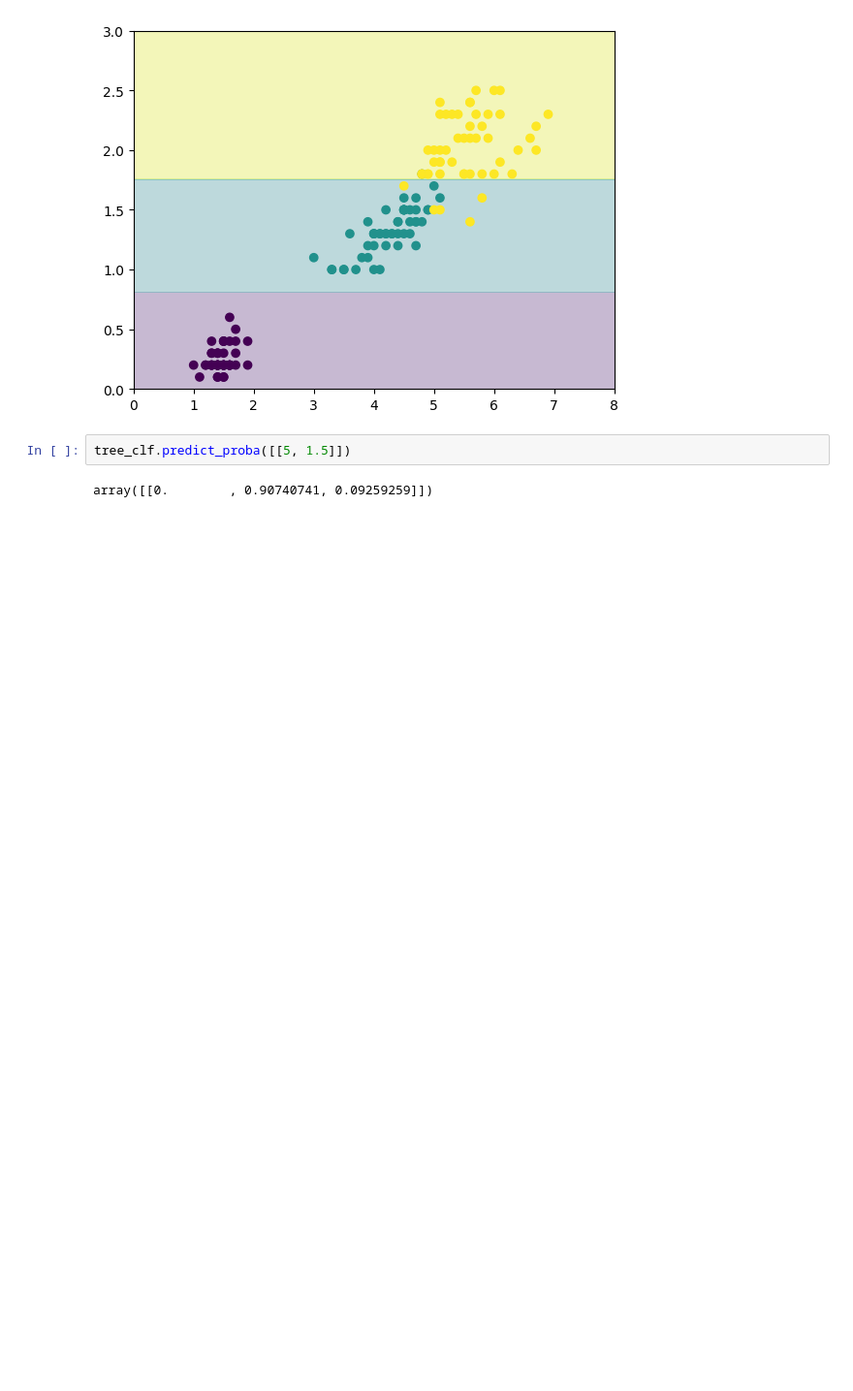
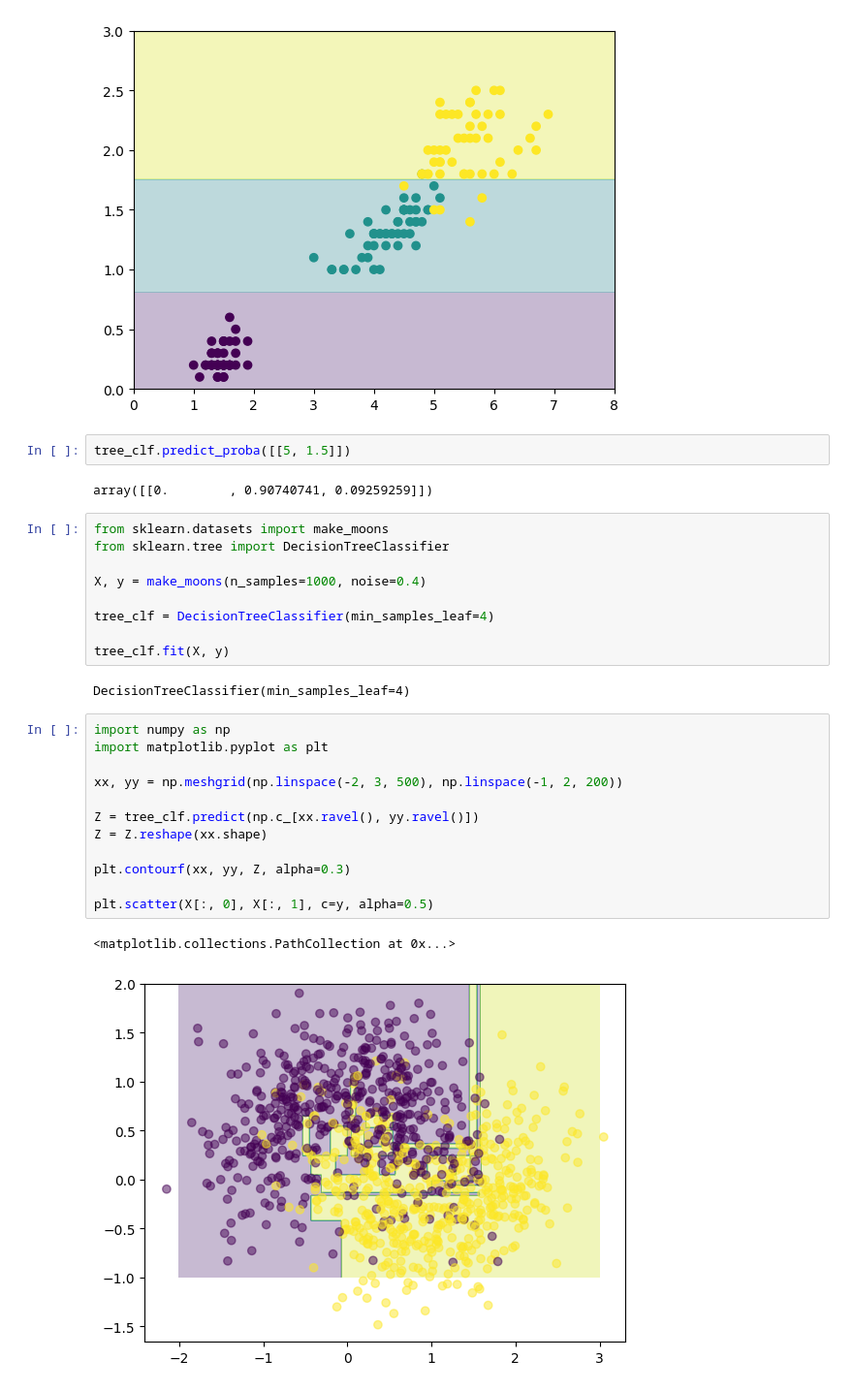
Before and after one commit to zqTheDesigner/reading_hands-on-machine-learning-with-scikit-learn-keras-tensorflow, a Jupyter notebook: CH-6 Training and Visualizing a Decision Tree.ipynb, the cells around one changed output. Shown at 97% size. Cells and saved outputs as stored; diff of their text form; blank space fills up the shorter version.

```diff
--- a/CH-6 Training and Visualizing a Decision Tree.ipynb
+++ b/CH-6 Training and Visualizing a Decision Tree.ipynb
@@ -40,3 +40,29 @@ plt.scatter(iris.data[:, 2], iris.data[:, 3], c=iris.target)
 tree_clf.predict_proba([[5, 1.5]])
 # %% [output]
 array([[0.        , 0.90740741, 0.09259259]])
+# %%
+from sklearn.datasets import make_moons
+from sklearn.tree import DecisionTreeClassifier
+
+X, y = make_moons(n_samples=1000, noise=0.4)
+
+tree_clf = DecisionTreeClassifier(min_samples_leaf=4)
+
+tree_clf.fit(X, y)
+# %% [output]
+DecisionTreeClassifier(min_samples_leaf=4)
+# %%
+import numpy as np
+import matplotlib.pyplot as plt
+
+xx, yy = np.meshgrid(np.linspace(-2, 3, 500), np.linspace(-1, 2, 200))
+
+Z = tree_clf.predict(np.c_[xx.ravel(), yy.ravel()])
+Z = Z.reshape(xx.shape)
+
+plt.contourf(xx, yy, Z, alpha=0.3)
+
+plt.scatter(X[:, 0], X[:, 1], c=y, alpha=0.5)
+# %% [output]
+<matplotlib.collections.PathCollection at 0x...>
+[figure, added]
```
Also changed, not shown: parts of 5 cells of this notebook, 2 other files.
